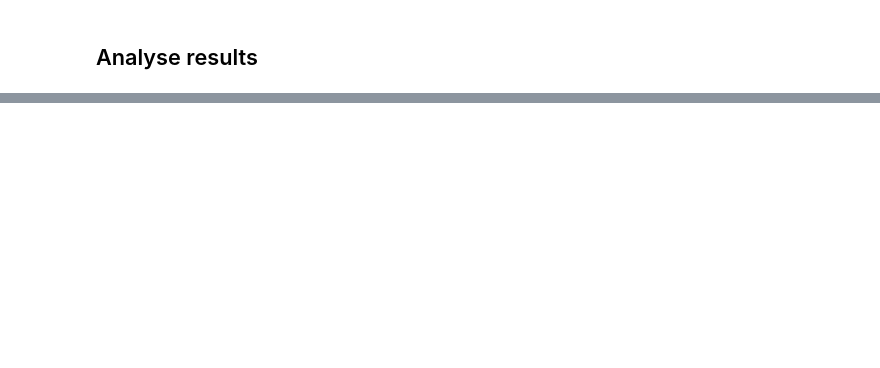
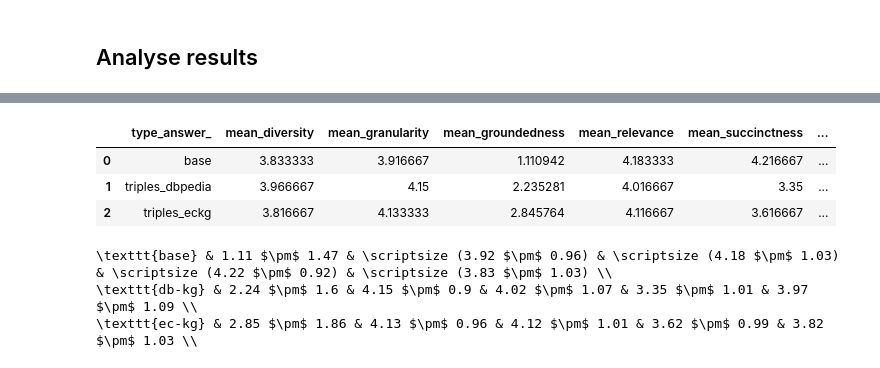
Before and after one commit to muhai-project/chronographer, a Jupyter notebook: experiments_run/usage_ng/human_evaluation/analysis.ipynb, the cells around one changed output, grey strips where cells are left out. Saved outputs shown, nothing was run; the diff lists cells and outputs as text; code cells hidden in the pictures; blank space fills up the shorter version.

```diff
--- a/experiments_run/usage_ng/human_evaluation/analysis.ipynb
+++ b/experiments_run/usage_ng/human_evaluation/analysis.ipynb
@@ -84,14 +152,35 @@ data.groupby(["type_answer", "metric"]).agg({"value": "mean"})
+# %%
+data_overleaf = grouped.pivot(index="type_answer", columns="metric", values=["mean", "std"]).reset_index()
+data_overleaf.columns = ["_".join(x) for x in data_overleaf.columns]
+data_overleaf
+# %% [output]
+|  | type_answer_ | mean_diversity | mean_granularity | mean_groundedness | mean_relevance | mean_succinctness | ... |
+| 0 | base | 3.833333 | 3.916667 | 1.110942 | 4.183333 | 4.216667 | ... |
+| 1 | triples_dbpedia | 3.966667 | 4.15 | 2.235281 | 4.016667 | 3.35 | ... |
+| 2 | triples_eckg | 3.816667 | 4.133333 | 2.845764 | 4.116667 | 3.616667 | ... |
 # %%
 def format(x):
     if str(x)[0].isdigit():
         return str(round(x, 2))
     return "\\texttt{" + str(x).replace("_", "\\_") + "}"
 
-mean_res = data.groupby(["type_answer", "metric"]).agg({"value": "mean"})
-latex_data = mean_res.reset_index().pivot(index="type_answer", columns="metric", values="value").reset_index()
-columns = ["type_answer", "granularity", "relevance", "succinctness", "diversity", "groundedness"]
-for _, row in latex_data.iterrows():
-    print(' & '.join([format(row[x]) for x in columns]) + " \\" + "\\")
+ta_to_table_name = {"base": "base", "triples_dbpedia": "db-kg", "triples_eckg": "ec-kg"}
+data_overleaf = grouped.pivot(index="type_answer", columns="metric", values=["mean", "std"]).reset_index()
+data_overleaf.columns = ["_".join(x) for x in data_overleaf.columns]
+columns = ["groundedness", "granularity", "relevance", "succinctness", "diversity"]
+
+for _, row in data_overleaf.iterrows():
+    res = [format(ta_to_table_name[row.type_answer_])]
+    for col in columns:
+        if row.type_answer_ != "base" or col == "groundedness":
+            res.append(f"{format(row['mean_' + col])} $\pm$ {format(row['std_' + col])}")
+        else:
+            res.append(f"\scriptsize ({format(row['mean_' + col])} $\pm$ {format(row['std_' + col])})")
+    print(" & ".join(res) + " \\" + "\\")
+# %% [output]
+\texttt{base} & 1.11 $\pm$ 1.47 & \scriptsize (3.92 $\pm$ 0.96) & \scriptsize (4.18 $\pm$ 1.03) & \scriptsize (4.22 $\pm$ 0.92) & \scriptsize (3.83 $\pm$ 1.03) \\
+\texttt{db-kg} & 2.24 $\pm$ 1.6 & 4.15 $\pm$ 0.9 & 4.02 $\pm$ 1.07 & 3.35 $\pm$ 1.01 & 3.97 $\pm$ 1.09 \\
+\texttt{ec-kg} & 2.85 $\pm$ 1.86 & 4.13 $\pm$ 0.96 & 4.12 $\pm$ 1.01 & 3.62 $\pm$ 0.99 & 3.82 $\pm$ 1.03 \\
 # %%
 for metric in data.metric.unique():
     fig = px.histogram(data[data.metric==metric], x="value", color="type_answer", barmode="group")
```
Also changed, not shown: parts of 8 cells of this notebook, 4 other files.
